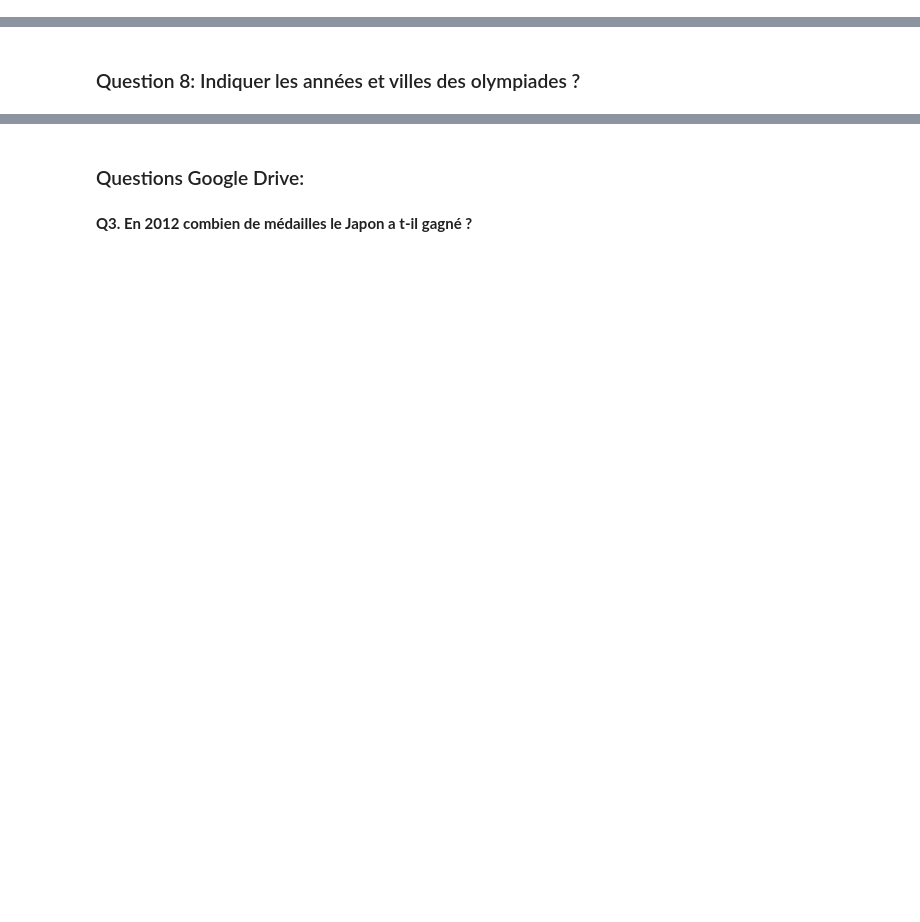
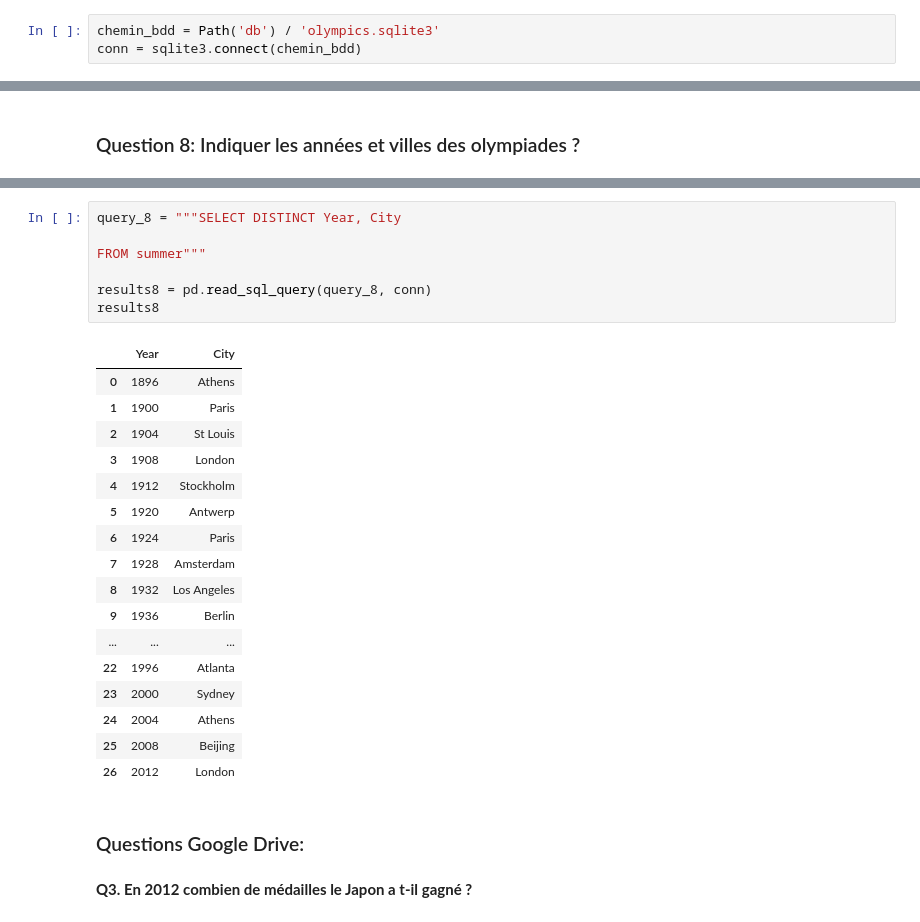
Before and after one commit to yoannlv/jeux-olympiques, a Jupyter notebook: p3-exploration-sql.ipynb, the cells around one changed output, grey strips where cells are left out. Saved outputs shown, nothing was run; the diff lists cells and outputs as text; blank space fills up the shorter version.

```diff
--- a/p3-exploration-sql.ipynb
+++ b/p3-exploration-sql.ipynb
@@ -1,3 +9,6 @@
+# %%
+chemin_bdd = Path('db') / 'olympics.sqlite3'
+conn = sqlite3.connect(chemin_bdd)
 # %% [markdown]
 # P3. Exploration SQL
 # %% [markdown]
@@ -79,3 +92,28 @@ FROM summer
+# %%
+query_8 = """SELECT DISTINCT Year, City
+
+FROM summer"""
+
+results8 = pd.read_sql_query(query_8, conn)
+results8
+# %% [output]
+|  | Year | City |
+| 0 | 1896 | Athens |
+| 1 | 1900 | Paris |
+| 2 | 1904 | St Louis |
+| 3 | 1908 | London |
+| 4 | 1912 | Stockholm |
+| 5 | 1920 | Antwerp |
+| 6 | 1924 | Paris |
+| 7 | 1928 | Amsterdam |
+| 8 | 1932 | Los Angeles |
+| 9 | 1936 | Berlin |
+| ... | ... | ... |
+| 22 | 1996 | Atlanta |
+| 23 | 2000 | Sydney |
+| 24 | 2004 | Athens |
+| 25 | 2008 | Beijing |
+| 26 | 2012 | London |
 # %% [markdown]
 ### Questions Google Drive:
 # %% [markdown]
```
Also changed, not shown: parts of 40 cells of this notebook, 1 other file.
